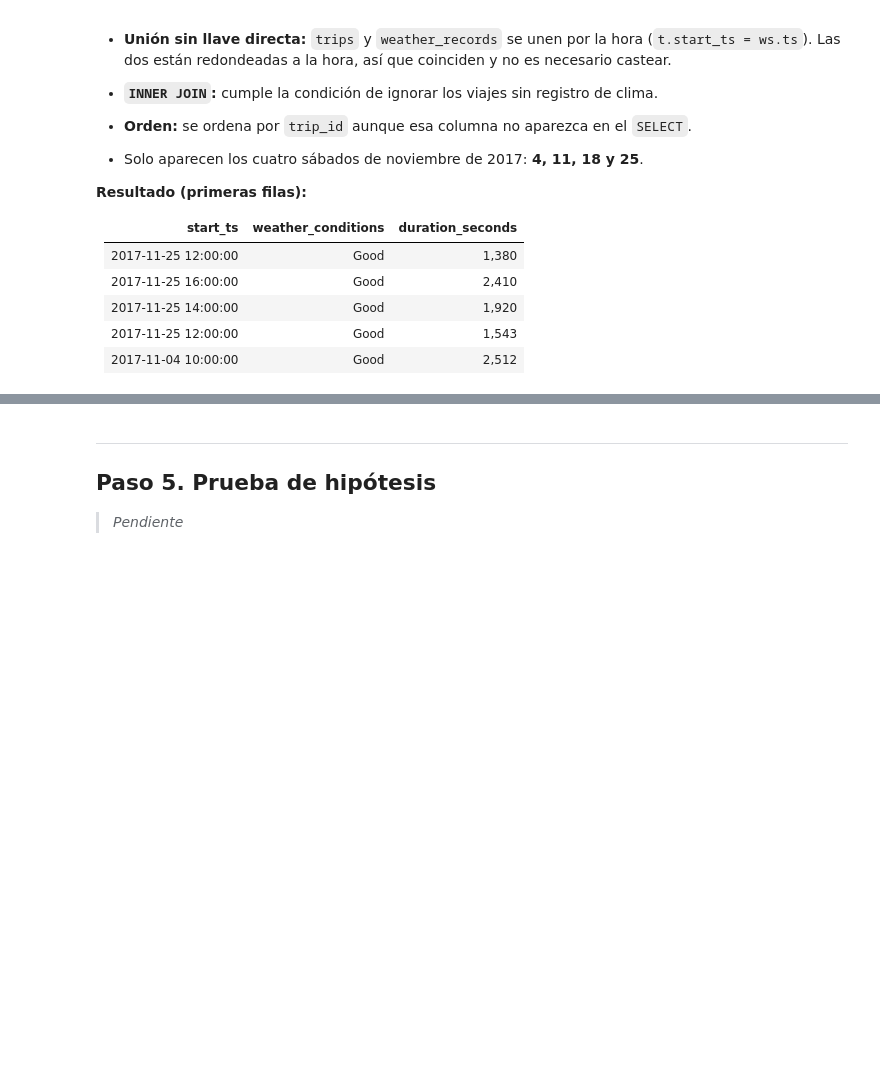
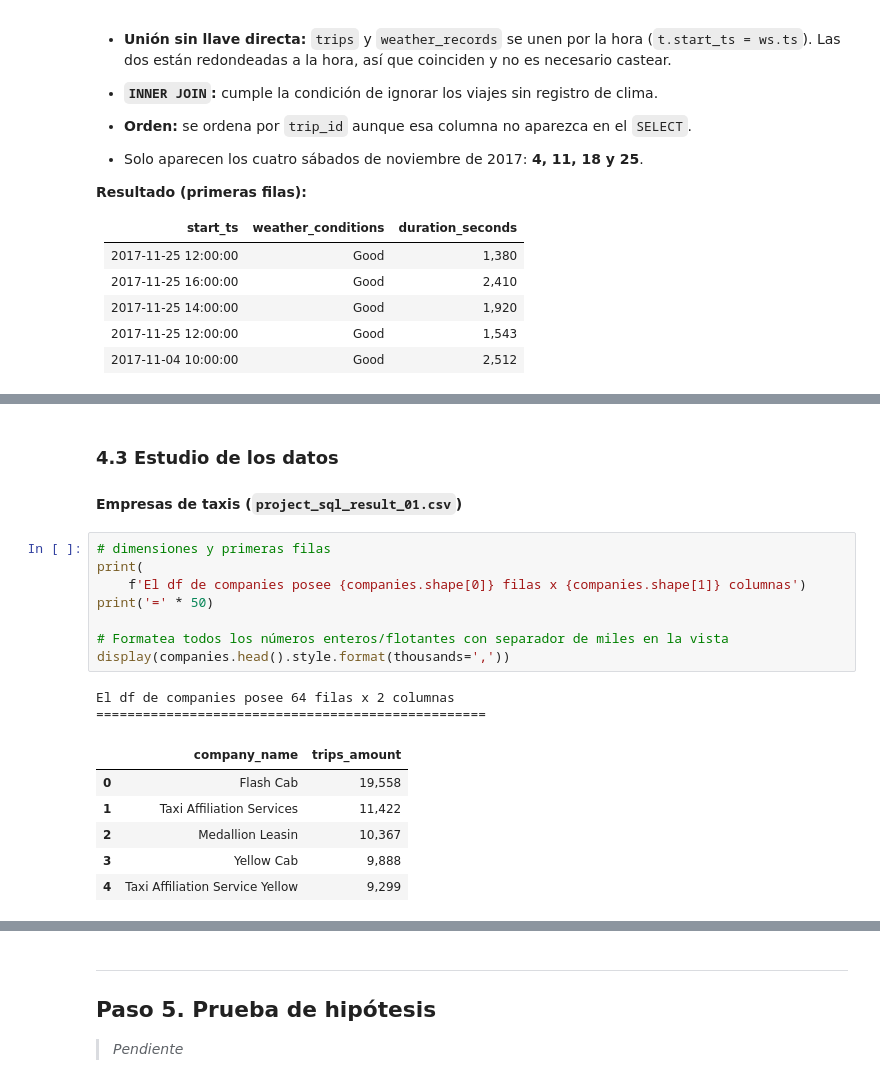
Before and after one commit to Juancho-00/tripleten-data-science, a Jupyter notebook: Sprint 8 - Proyecto 8/notebooks/P08_zuber_taxis_chicago.ipynb, the cells around one changed output, grey strips where cells are left out. Drawn from its saved outputs; the diff is of its cells as text; blank space fills up the shorter version.

```diff
--- a/Sprint 8 - Proyecto 8/notebooks/P08_zuber_taxis_chicago.ipynb
+++ b/Sprint 8 - Proyecto 8/notebooks/P08_zuber_taxis_chicago.ipynb
@@ -407,0 +438,21 @@ ORDER BY
+# %% [markdown]
+### 4.3 Estudio de los datos
+
+#### Empresas de taxis (`project_sql_result_01.csv`)
+# %%
+# dimensiones y primeras filas
+print(
+    f'El df de companies posee {companies.shape[0]} filas x {companies.shape[1]} columnas')
+print('=' * 50)
+
+# Formatea todos los números enteros/flotantes con separador de miles en la vista
+display(companies.head().style.format(thousands=','))
+# %% [output]
+El df de companies posee 64 filas x 2 columnas
+==================================================
+|  | company_name | trips_amount |
+| 0 | Flash Cab | 19,558 |
+| 1 | Taxi Affiliation Services | 11,422 |
+| 2 | Medallion Leasin | 10,367 |
+| 3 | Yellow Cab | 9,888 |
+| 4 | Taxi Affiliation Service Yellow | 9,299 |
```
Also changed, not shown: parts of 30 cells of this notebook, 3 other files.
